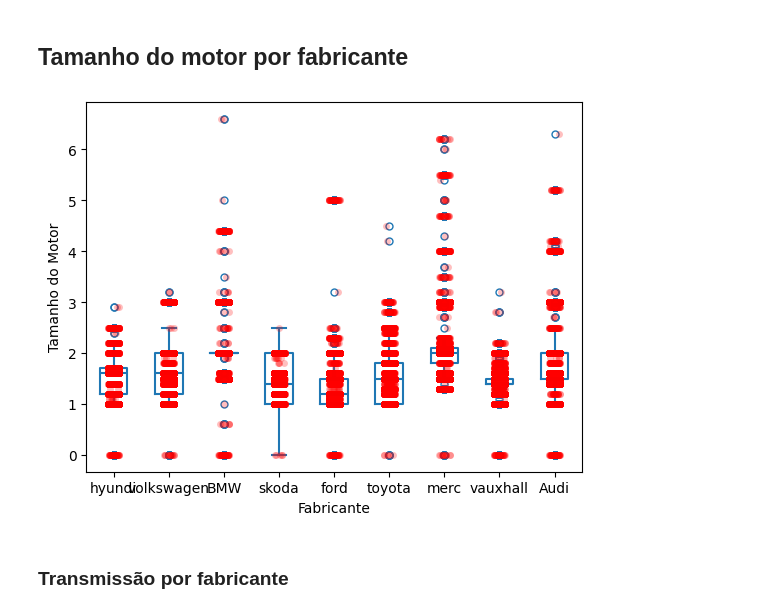
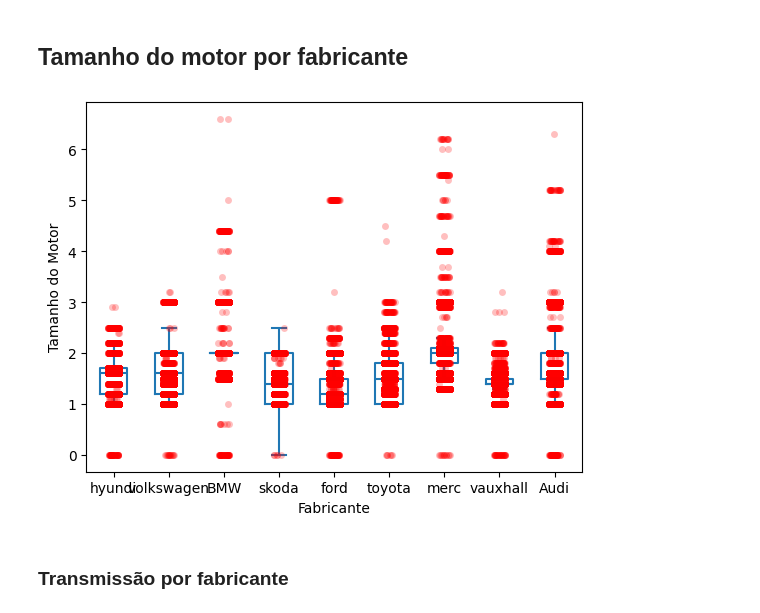
Before and after one commit to BeaBelTech/estatistica, a Jupyter notebook: subgrupos.ipynb, the cells around one changed output. Drawn from its saved outputs; the diff is of its cells as text; code cells hidden in the pictures.

```diff
--- a/subgrupos.ipynb
+++ b/subgrupos.ipynb
@@ -37,13 +53,13 @@ plt.show()
 # %% [markdown]
 ## Tamanho do motor por fabricante
 # %%
-sns.boxplot(df, x = "Manufacturer", y = "engineSize", width=0.5, fill=False, whis=1, fliersize=5)
+sns.boxplot(df, x = "Manufacturer", y = "engineSize", width=0.5, fill=False, whis=1, fliersize=5,showfliers = False)
 sns.stripplot(df, x = "Manufacturer", y = "engineSize", color="red", alpha=0.25)
 plt.ylabel("Tamanho do Motor")
 plt.xlabel("Fabricante")
 plt.show()
 # %% [output]
-[figure, old version]
+[figure, new version]
 # %% [markdown]
 ### Transmissão por fabricante
 # %%
```
Also changed, not shown: parts of 2 cells of this notebook.
